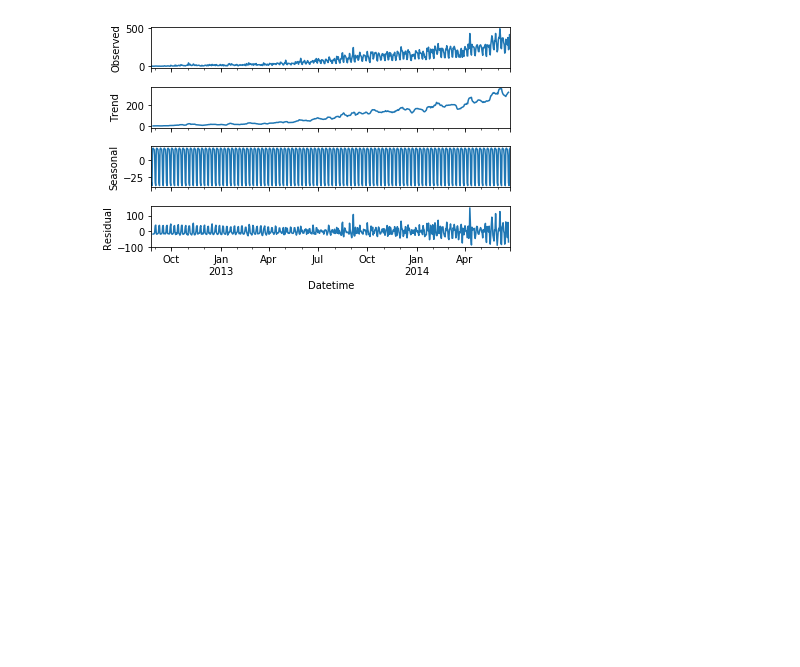
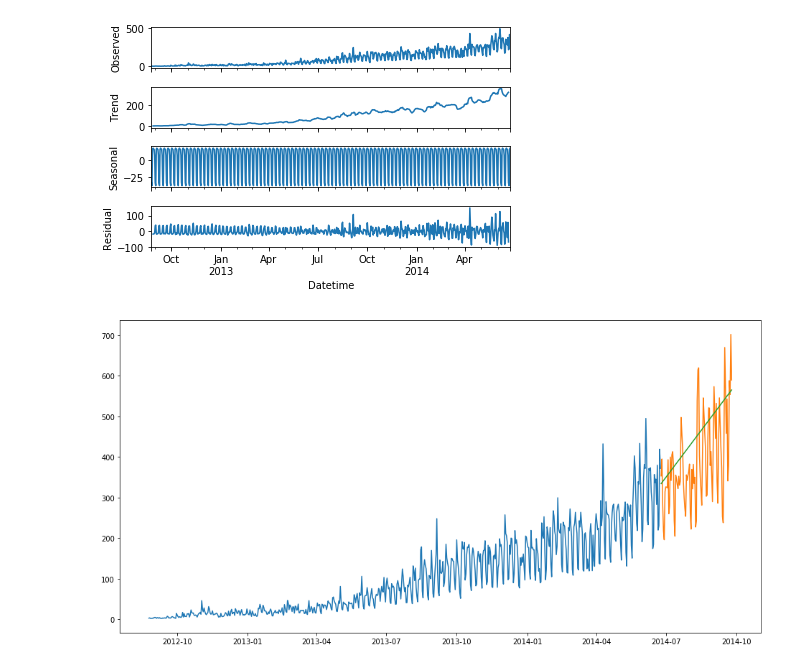
Before and after one commit to poojaphadke/Time-Series-Projects, a Jupyter notebook: Time_Series_Analysis.ipynb, the cells around one changed output. Drawn from its saved outputs; the diff is of its cells as text; code cells hidden in the pictures; blank space fills up the shorter version.

Commit message:
holt's

```diff
--- a/Time_Series_Analysis.ipynb
+++ b/Time_Series_Analysis.ipynb
@@ -267,3 +267,14 @@ plt.show()
 [figure]
 # %%
 #increasing trend observed
+# %%
+y_hat_avg_holt = valid_split.copy()
+fit1 = Holt(np.asarray(train_split['Count'])).fit(smoothing_level=0.3, smoothing_slope=0.1)
+y_hat_avg_holt['Holt_linear'] = fit1.forecast(len(valid_split))
+plt.figure(figsize=(16,8))
+plt.plot(train_split['Count'], label='training')
+plt.plot(valid_split['Count'], label='validation')
+plt.plot(y_hat_avg_holt['Holt_linear'], label='forecast')
+plt.show()
+# %% [output]
+[figure, added]
```
